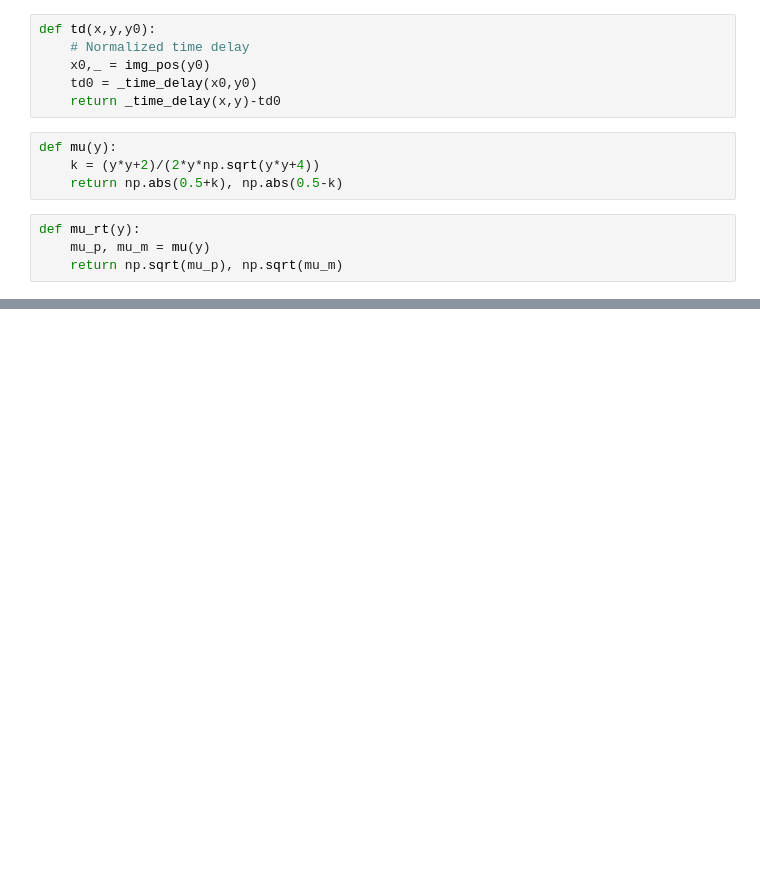
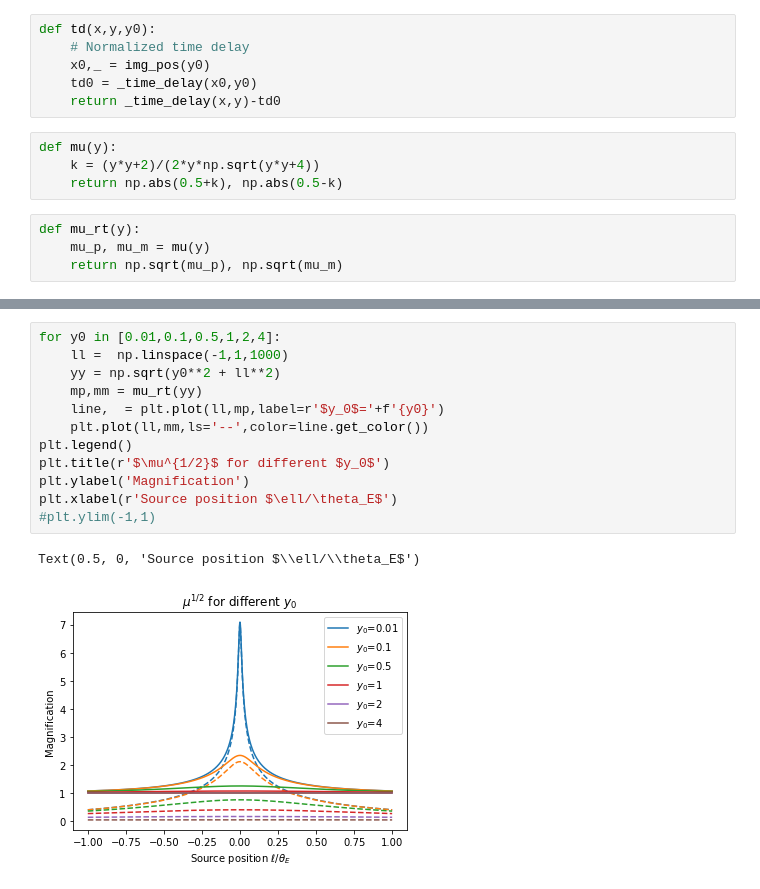
Before and after one commit to timothy-ymchan/gw-caustic-crossing, a Jupyter notebook: Microlensing/microlensing-moving.ipynb, the cells around one changed output, grey strips where cells are left out. Saved outputs shown, nothing was run; the diff lists cells and outputs as text; blank space fills up the shorter version.

```diff
--- a/Microlensing/microlensing-moving.ipynb
+++ b/Microlensing/microlensing-moving.ipynb
@@ -128,0 +192,15 @@ plt.ylim(-1,1)
+# %%
+for y0 in [0.01,0.1,0.5,1,2,4]:
+    ll =  np.linspace(-1,1,1000)
+    yy = np.sqrt(y0**2 + ll**2)
+    mp,mm = mu_rt(yy)
+    line,  = plt.plot(ll,mp,label=r'$y_0$='+f'{y0}')
+    plt.plot(ll,mm,ls='--',color=line.get_color())
+plt.legend()
+plt.title(r'$\mu^{1/2}$ for different $y_0$')
+plt.ylabel('Magnification')
+plt.xlabel(r'Source position $\ell/\theta_E$')
+#plt.ylim(-1,1)
+# %% [output]
+Text(0.5, 0, 'Source position $\\ell/\\theta_E$')
+[figure, added]
```
Also changed, not shown: parts of 21 cells of this notebook, 1 other file.
